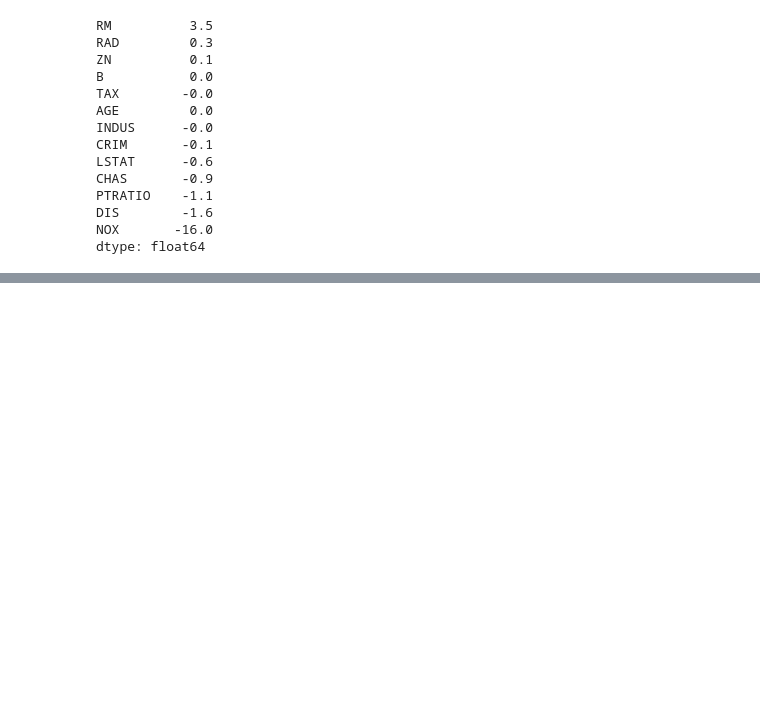
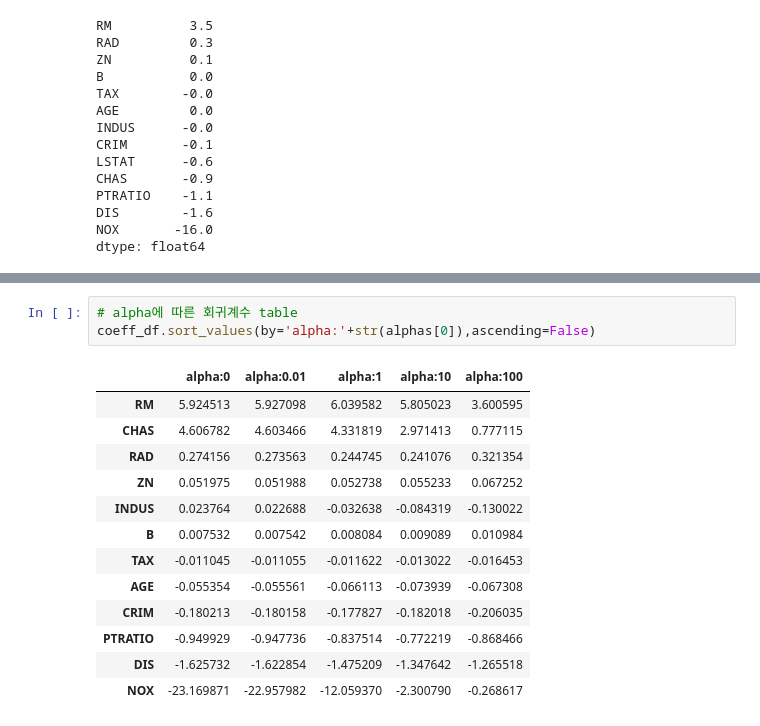
Before and after one commit to ominiv/ML, a Jupyter notebook: Practice/boston dataset.ipynb, the cells around one changed output, grey strips where cells are left out. Drawn from its saved outputs; the diff is of its cells as text; blank space fills up the shorter version.

```diff
--- a/Practice/boston dataset.ipynb
+++ b/Practice/boston dataset.ipynb
@@ -97,0 +175,17 @@ dtype: float64
+# %%
+# alpha에 따른 회귀계수 table
+coeff_df.sort_values(by='alpha:'+str(alphas[0]),ascending=False)
+# %% [output]
+|  | alpha:0 | alpha:0.01 | alpha:1 | alpha:10 | alpha:100 |
+| RM | 5.924513 | 5.927098 | 6.039582 | 5.805023 | 3.600595 |
+| CHAS | 4.606782 | 4.603466 | 4.331819 | 2.971413 | 0.777115 |
+| RAD | 0.274156 | 0.273563 | 0.244745 | 0.241076 | 0.321354 |
+| ZN | 0.051975 | 0.051988 | 0.052738 | 0.055233 | 0.067252 |
+| INDUS | 0.023764 | 0.022688 | -0.032638 | -0.084319 | -0.130022 |
+| B | 0.007532 | 0.007542 | 0.008084 | 0.009089 | 0.010984 |
+| TAX | -0.011045 | -0.011055 | -0.011622 | -0.013022 | -0.016453 |
+| AGE | -0.055354 | -0.055561 | -0.066113 | -0.073939 | -0.067308 |
+| CRIM | -0.180213 | -0.180158 | -0.177827 | -0.182018 | -0.206035 |
+| PTRATIO | -0.949929 | -0.947736 | -0.837514 | -0.772219 | -0.868466 |
+| DIS | -1.625732 | -1.622854 | -1.475209 | -1.347642 | -1.265518 |
+| NOX | -23.169871 | -22.957982 | -12.059370 | -2.300790 | -0.268617 |
```
Also changed, not shown: parts of 13 cells of this notebook, 2 other files.
